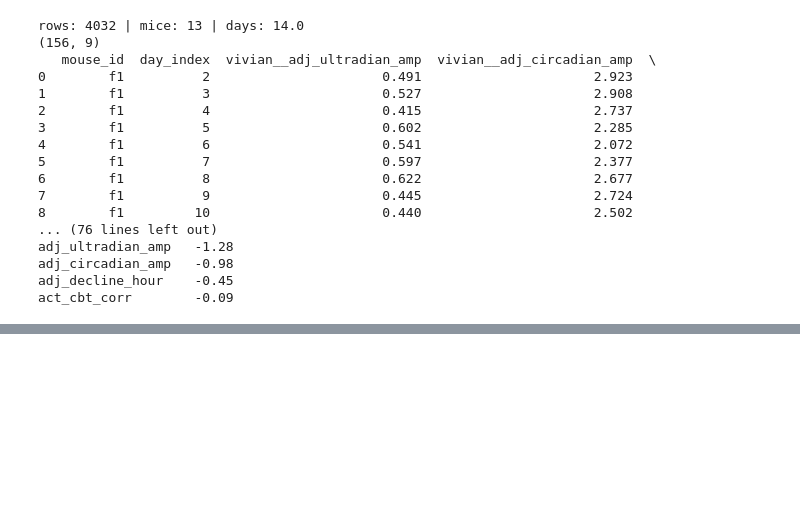
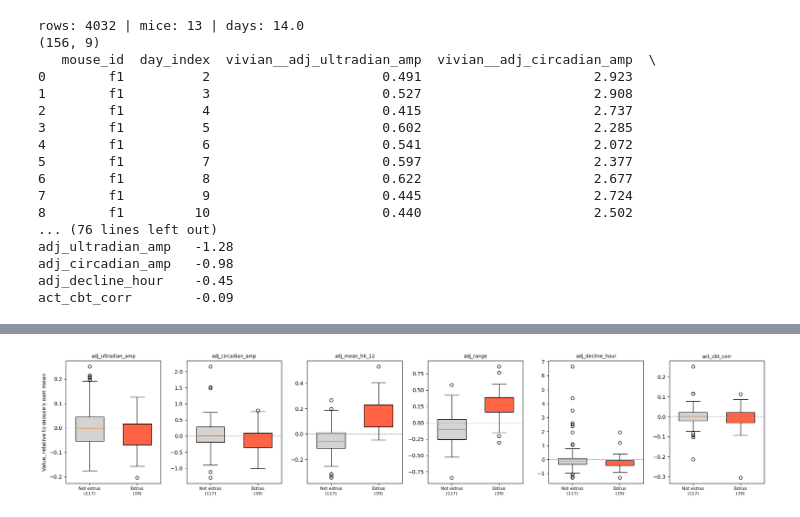
Before and after one commit to matthew-vaught/capstone-estrus-classification, a Jupyter notebook: Vivian Feature Engineering/feature.ipynb, the cells around one changed output, grey strips where cells are left out. Drawn from its saved outputs; the diff is of its cells as text; code cells hidden in the pictures; blank space fills up the shorter version.

```diff
--- a/Vivian Feature Engineering/feature.ipynb
+++ b/Vivian Feature Engineering/feature.ipynb
@@ -220,0 +255,20 @@ act_cbt_corr        -0.09
+# %%
+labels = vivian["estrus"].values
+fig, axs = plt.subplots(1, len(feature_cols), figsize=(3.2 * len(feature_cols), 4))
+
+for ax, col in zip(axs, feature_cols):
+    vals = X_df[col].values
+    data = [vals[labels == 0], vals[labels == 1]]
+    bp = ax.boxplot(data, patch_artist=True, widths=0.6, showfliers=True)
+    for patch, c in zip(bp["boxes"], ["lightgray", "tomato"]):
+        patch.set_facecolor(c)
+    ax.axhline(0, color="gray", ls="--", lw=0.8)
+    ax.set_xticklabels(["Not estrus\n(117)", "Estrus\n(39)"], fontsize=8)
+    ax.set_title(col.replace("vivian__", ""), fontsize=9)
+
+axs[0].set_ylabel("Value, relative to mouse's own mean")
+plt.tight_layout()
+plt.savefig("feature_boxplots.png", dpi=200)
+plt.show()
+# %% [output]
+[figure, added]
```
Also changed, not shown: parts of 1 cell of this notebook, 1 other file.
